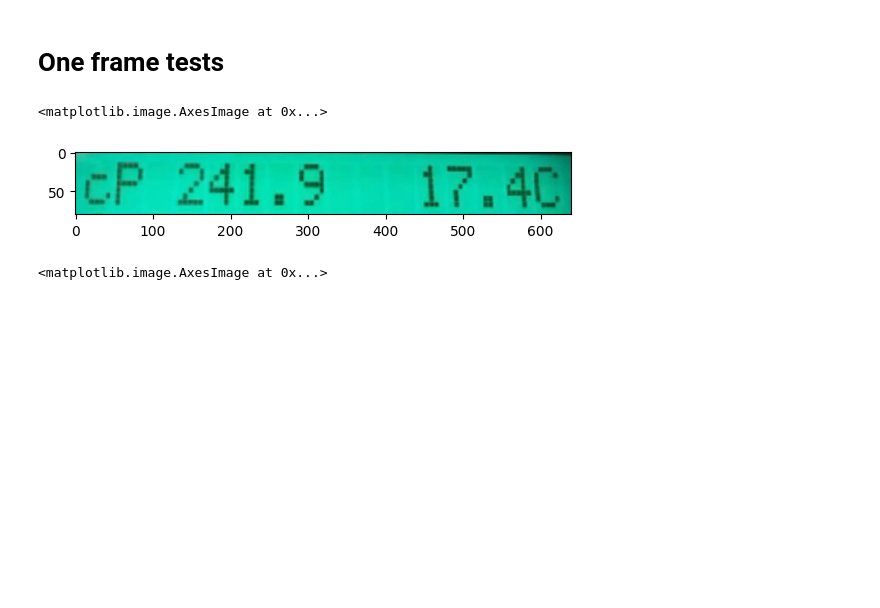
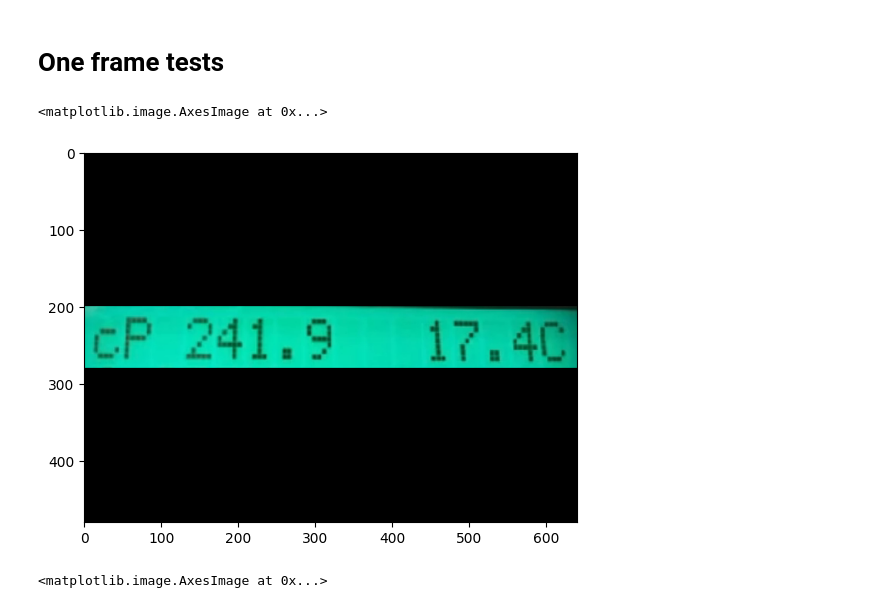
Before and after one commit to EnglishBeach/Diplom-work, a Jupyter notebook: Video_process/to_frames.ipynb, the cells around one changed output. Saved outputs shown, nothing was run; the diff lists cells and outputs as text; code cells hidden in the pictures; blank space fills up the shorter version.

```diff
--- a/Video_process/to_frames.ipynb
+++ b/Video_process/to_frames.ipynb
@@ -52,10 +53,11 @@ pdf_file.close()
 # %%
 cap = cv2.VideoCapture("Videos/Start1.avi")
 cap.set(cv2.CAP_PROP_POS_FRAMES, 0)
 ready, frame = cap.read()
-frame = frame[200:280]
+frame = frame
+# [200:280]
 plt.imshow(frame)
 # %% [output]
 <matplotlib.image.AxesImage at 0x...>
-[figure, old version]
+[figure, new version]
 # %%
```
Also changed, not shown: parts of 9 cells of this notebook.
